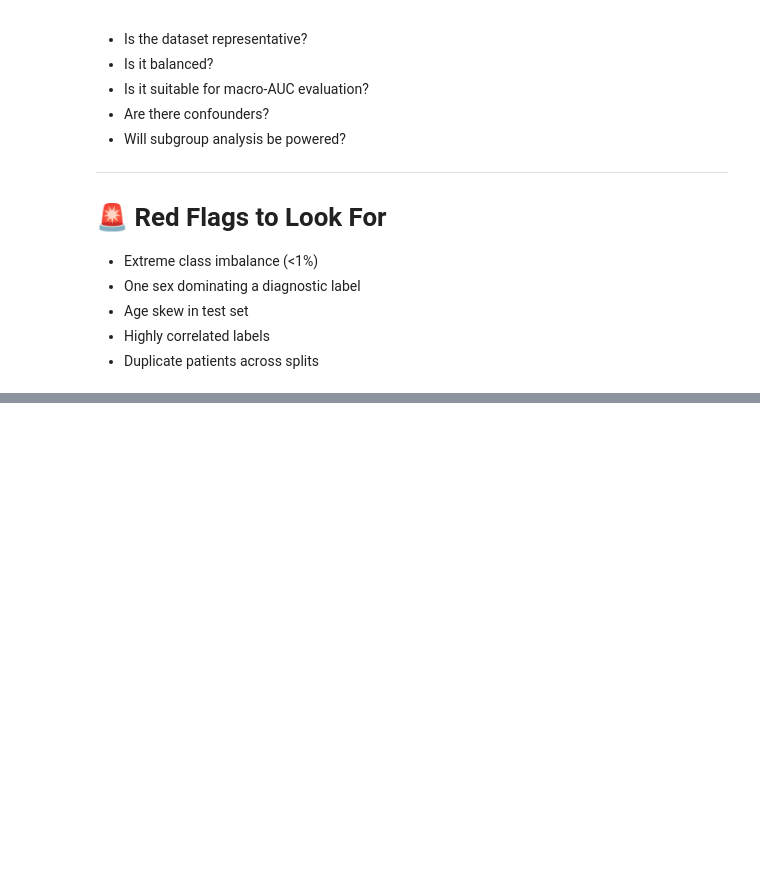
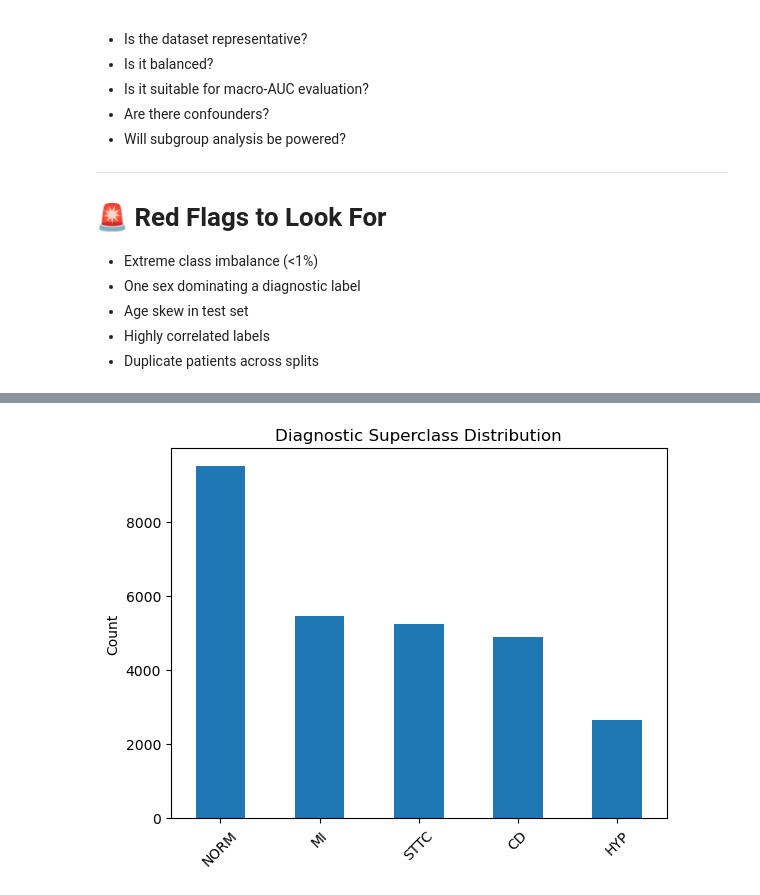
Before and after one commit to cristopher-d-delgado/ecg-ai-statistical-evaluation, a Jupyter notebook: notebooks/eda.ipynb, the cells around one changed output, grey strips where cells are left out. Cells and saved outputs as stored; diff of their text form; code cells hidden in the pictures; blank space fills up the shorter version.

```diff
--- a/notebooks/eda.ipynb
+++ b/notebooks/eda.ipynb
@@ -205,0 +342,10 @@ EDA is answering:
+# %%
+# Keep only diagnostic classes/codes
+scp_diag = scp_statements[scp_statements["diagnostic"] == 1]
+
+# Create mapping from code to superclass (scp_code to diagnostic_class)
+code_to_superclass = dict(
+    zip(scp_diag["scp_code"], scp_diag["diagnostic_class"])
+)
+print("Example mapping:")
+print(list(code_to_superclass.items())[:10])
@@ -205,0 +355,13 @@ EDA is answering:
+# %%
+# Develop a helper fuction to extract superclasses from the scp_codes
+def extract_superclasses(scp_dict):
+    """
+    Extracts superclass labels from a dictionary of SCP codes.
+    """
+    classes = set()
+    for code in scp_dict.keys():
+        if code in code_to_superclass:
+            classes.add(code_to_superclass[code])
+    return list(classes)
+
+df["superclasses"] = df["scp_codes"].apply(extract_superclasses)
@@ -205,0 +387,7 @@ EDA is answering:
+# %%
+# Count the occurrences of each superclass
+all_classes = [cls for sublist in df["superclasses"] for cls in sublist]
+class_counts = pd.Series(all_classes).value_counts()
+
+print("\nDiagnostic Superclass Counts:")
+print(class_counts)
@@ -205,0 +402,9 @@ EDA is answering:
+# %%
+plt.figure()
+class_counts.plot(kind="bar")
+plt.title("Diagnostic Superclass Distribution")
+plt.ylabel("Count")
+plt.xticks(rotation=45)
+plt.show()
+# %% [output]
+[figure, added]
```
Also changed, not shown: parts of 17 cells of this notebook.
